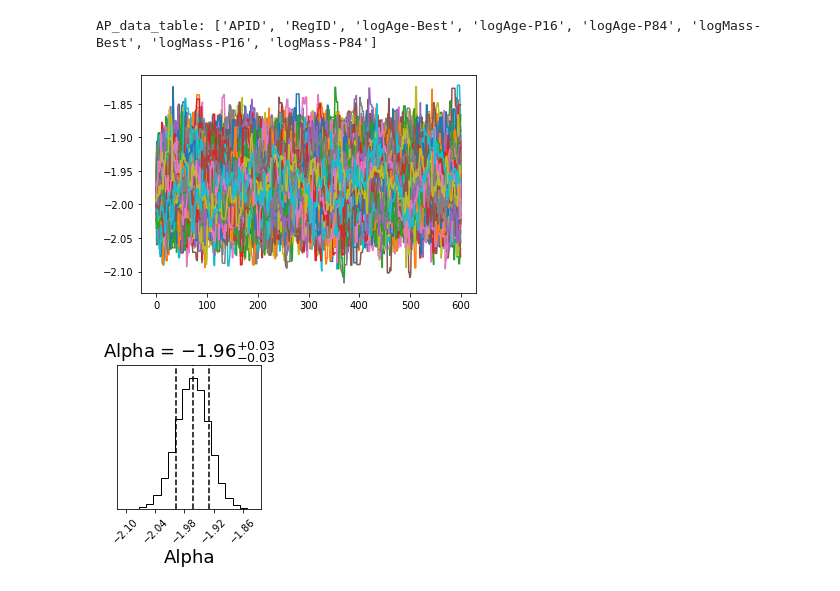
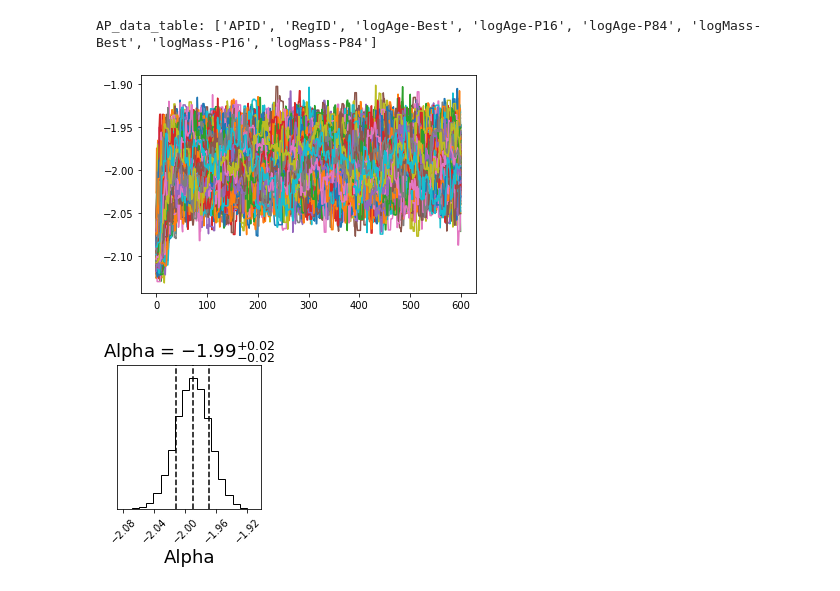
Before and after one commit to tobin-wainer/mass_function_fitting, a Jupyter notebook: M31_MF_replication/Most_Simple_Power_Law_Distribution_Fitting.ipynb, the cells around one changed output. Cells and saved outputs as stored; diff of their text form; code cells hidden in the pictures.

```diff
--- a/M31_MF_replication/Most_Simple_Power_Law_Distribution_Fitting.ipynb
+++ b/M31_MF_replication/Most_Simple_Power_Law_Distribution_Fitting.ipynb
@@ -31,15 +31,30 @@ import powerlaw
 # %%
 #Trying to generate randomn samples that fallow a power law distribution
 
-theoretical_distribution = powerlaw.Power_Law(xmin = 1.3, xmax=1,  parameters = [1/2])
-simulated_data=theoretical_distribution.generate_random(1000)
+theoretical_distribution = powerlaw.Power_Law(xmin=1000, parameters = [2])
+simulated_data=theoretical_distribution.generate_random(2000)
 fake_M_l=[]
 for i in range(len(simulated_data)):
-    fake_M_l.append(simulated_data[i]+2.95)
+    fake_M_l.append(simulated_data[i])
 
 A3_fml=[]
 for i in range(len(fake_M_l)):
-    if fake_M_l[i] >=3 :
+    if fake_M_l[i] >=1000 :
         A3_fml.append(fake_M_l[i])
 
 fake_M=np.array(A3_fml)
+fake_M
+
+log_FMl=[]
+for i in range(len(fake_M)):
+    log_FMl.append(np.log10(fake_M[i]))
+
+log_FM= np.array(log_FMl)
+log_FM
+
+plt.hist(log_FM, histtype='step', bins=15)
+#plt.xlim(3,4.5)
+plt.yscale('log')
+#plt.xscale('log')
+plt.xlabel('logM')
+plt.ylabel('N Clusters')
@@ -71,7 +80,7 @@ def lnZ(theta, M):
     alpha = theta
     def f(M):
         return (M**alpha)
-    ans, err = quad(f, 1080, np.inf)
+    ans, err = quad(f, 1000, np.inf)
     return np.log(ans)
 
 def lnlike(theta, M):
@@ -79,36 +88,38 @@ def lnlike(theta, M):
     lin_M= 10**M
     return np.sum(alpha*np.log(lin_M)-lnZ(theta, lin_M))
 
 def lnprior(theta):
     alpha = theta
     if -3 <= alpha <= -1 :
         return 0.0
     return -np.inf
 
 def lnprob(theta, M):
     lp = lnprior(theta)
     if not np.isfinite(lp):
         return -np.inf
     return lp + lnlike(theta, M)
 
-starting_point=np.array([-2])
+starting_point=np.array([-2.1])
 
 ndim, nwalkers = 1, 500
+nsamples = 600
+burnin = 100
 pos = [starting_point + 1e-2*np.random.randn(ndim) for i in range(nwalkers)]
 
-sampler = emcee.EnsembleSampler(nwalkers, ndim, lnprob, args=([fake_M]))
-sampler.run_mcmc(pos, 600)
+sampler = emcee.EnsembleSampler(nwalkers, ndim, lnprob, args=([log_FM]))
+sampler.run_mcmc(pos, nsamples)
 
 #plot chain
 plt.plot(np.transpose(sampler.chain[:,:,0]))
 plt.show()
 sampler.chain
-samples = sampler.chain[:, 100:, :].reshape((-1, ndim))
+samples = sampler.chain[:, burnin:, :].reshape((-1, ndim))
 fig = corner.corner(samples, labels=["Alpha"], label_kwargs={"fontsize": 18},
                                      quantiles=[0.16, 0.5, 0.84], show_titles=True, title_kwargs={"fontsize": 18})
 
 fig.show()
 # %% [output]
 AP_data_table: ['APID', 'RegID', 'logAge-Best', 'logAge-P16', 'logAge-P84', 'logMass-Best', 'logMass-P16', 'logMass-P84']
-[figure, old version]
+[figure, new version]
-[figure, old version]
+[figure, new version]
```
Also changed, not shown: parts of 2 cells of this notebook.
